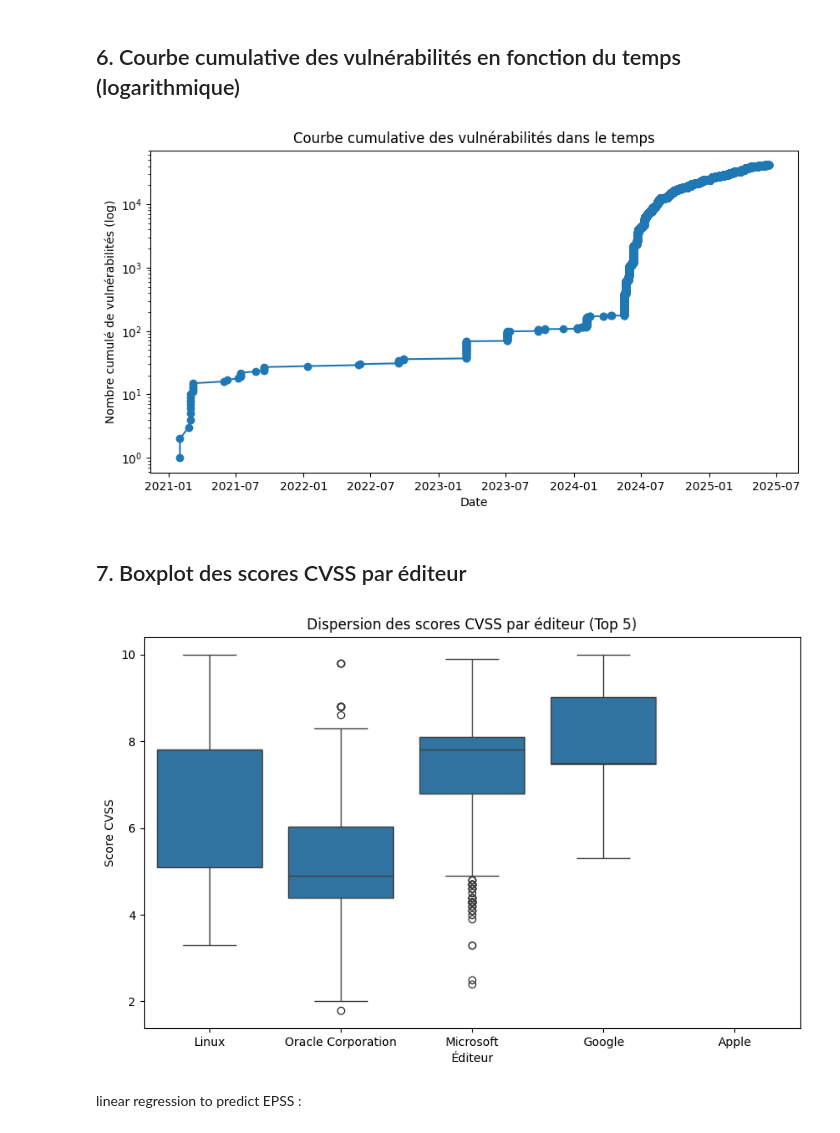
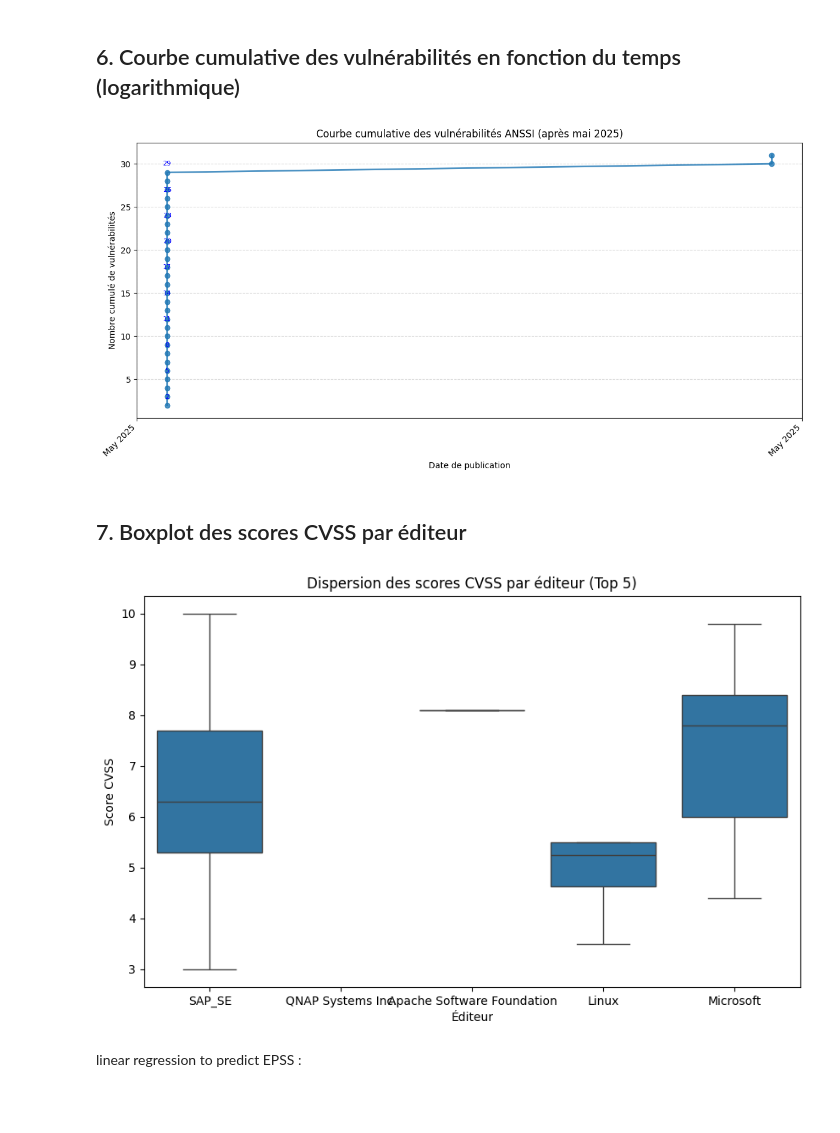
Before and after one commit to 3arly1/projet-mastercamp-data, a Jupyter notebook: mastercamp.ipynb, the cells around one changed output. Cells and saved outputs as stored; diff of their text form; code cells hidden in the pictures; blank space fills up the shorter version.

```diff
--- a/mastercamp.ipynb
+++ b/mastercamp.ipynb
@@ -294,5 +26,9 @@ Nous allons utiliser le DataFrame `df` déjà présent en mémoire pour explorer
 import matplotlib.pyplot as plt
 import seaborn as sns
 # df doit déjà être défini dans l'environnement
+import pandas as pd
+df = pd.read_csv('consolidated_anssi_cve.csv', dtype=str)
+
+df['Type_encoded'] = df['Type'].map({'Avis': 0, 'Alerte': 1})
 df.head(5)
 # %% [output]
@@ -330,9 +44,13 @@ df_cleaned.head()
 # Histogramme du nombre de vulnérabilités par niveau CVSS et par type (type_encoded)
 plt.figure(figsize=(10,6))
 bins = range(0, 11)  # CVSS de 0 à 10
+
+# Convertir la colonne CVSS en float pour éviter les erreurs de type
+df['CVSS'] = pd.to_numeric(df['CVSS'], errors='coerce')
+
 for tval, label in zip([0, 1], ['Avis', 'Alerte']):
-    subset = df_cleaned[df_cleaned['type_encoded'] == tval]
-    plt.hist(subset['cvss'], bins=bins, alpha=0.6, label=label)
+    subset = df[df['Type_encoded'] == tval]
+    plt.hist(subset['CVSS'].dropna(), bins=bins, alpha=0.6, label=label)
 plt.title('Nombre de vulnérabilités par niveau CVSS et type')
 plt.xlabel('Score CVSS')
 plt.ylabel('Nombre de vulnérabilités')
@@ -425,18 +143,45 @@ Corrélation linéaire CVSS / EPSS : 0.166
 # %% [markdown]
 ## 6. Courbe cumulative des vulnérabilités en fonction du temps (logarithmique)
 # %%
-df['publication_date'] = pd.to_datetime(df['publication_date'], errors='coerce')
-df_sorted = df.sort_values('publication_date')
+# Courbe cumulative des vulnérabilités dans le temps (après mai 2025 uniquement)
+
+import matplotlib.dates as mdates
+
+df['Date'] = pd.to_datetime(df['Date'], errors='coerce')
+df_sorted = df.sort_values('Date')
+df_sorted = df_sorted[df_sorted['Date'].notna()]
 df_sorted['cumulative'] = range(1, len(df_sorted)+1)
-plt.figure(figsize=(10,5))
-plt.plot(df_sorted['publication_date'], df_sorted['cumulative'], marker='o')
-plt.yscale('log')
-plt.title('Courbe cumulative des vulnérabilités dans le temps')
-plt.xlabel('Date')
-plt.ylabel('Nombre cumulé de vulnérabilités (log)')
+
+# S'assurer que la comparaison se fait avec des objets tz-naive
+start_date = pd.Timestamp('2025-05-01')
+if df_sorted['Date'].dt.tz is not None:
+    # Si les dates sont tz-aware, rendre start_date aussi tz-aware
+    start_date = start_date.tz_localize(df_sorted['Date'].dt.tz)
+else:
+    # Sinon, rendre toutes les dates tz-naive
+    df_sorted['Date'] = df_sorted['Date'].dt.tz_localize(None)
+
+df_plot = df_sorted[df_sorted['Date'] >= start_date]
+
+plt.figure(figsize=(12,6))
+plt.plot(df_plot['Date'].dt.tz_localize(None), df_plot['cumulative'], marker='o', linewidth=2, alpha=0.8)
+plt.title("Courbe cumulative des vulnérabilités ANSSI (après mai 2025)")
+plt.xlabel('Date de publication')
+plt.ylabel('Nombre cumulé de vulnérabilités')
+plt.grid(True, which='major', linestyle='--', alpha=0.5)
+
+ax = plt.gca()
+ax.xaxis.set_major_locator(mdates.MonthLocator(interval=1))
+ax.xaxis.set_major_formatter(mdates.DateFormatter("%b %Y"))
+plt.xticks(rotation=45, ha='right')
+
+for d, c in zip(df_plot['Date'][::max(1, len(df_plot)//8)], df_plot['cumulative'][::max(1, len(df_plot)//8)]):
+    plt.annotate(f"{c}", (d, c), textcoords="offset points", xytext=(0,8), ha='center', fontsize=8, color='blue')
+
+plt.tight_layout()
 plt.show()
 # %% [output]
-[figure, old version]
+[figure, new version]
 # %% [markdown]
 ## 7. Boxplot des scores CVSS par éditeur
 # %%
@@ -451,11 +196,11 @@ top_editors = df_vendor['vendor'].value_counts().head(5).index
 # %%
 plt.figure(figsize=(10,6))
-sns.boxplot(data=df_vendor[df_vendor['vendor'].isin(top_editors)], x='vendor', y='cvss')
+sns.boxplot(data=df_vendor[df_vendor['Éditeur'].isin(top_editors)], x='Éditeur', y='CVSS')
 plt.title('Dispersion des scores CVSS par éditeur (Top 5)')
 plt.xlabel('Éditeur')
 plt.ylabel('Score CVSS')
 plt.show()
 # %% [output]
-[figure, old version]
+[figure, new version]
 # %% [markdown]
 linear regression to predict EPSS :
```
Also changed, not shown: parts of 20 cells of this notebook.
